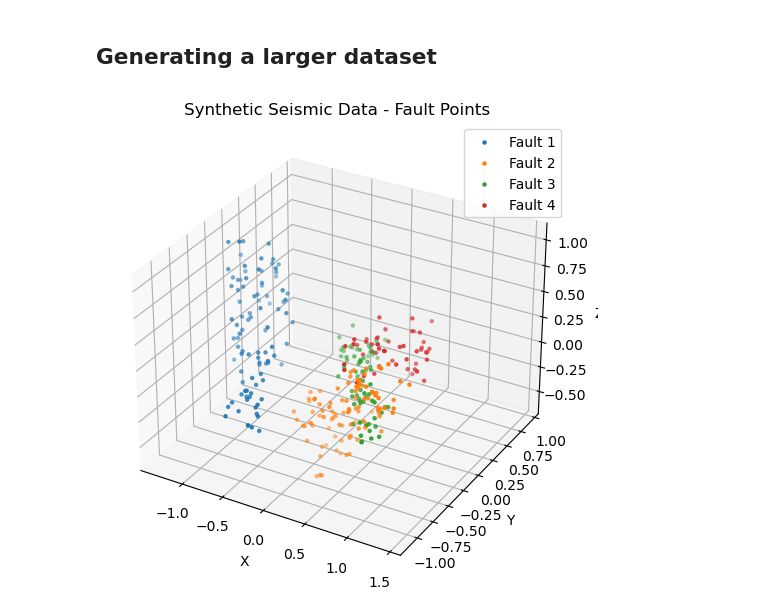
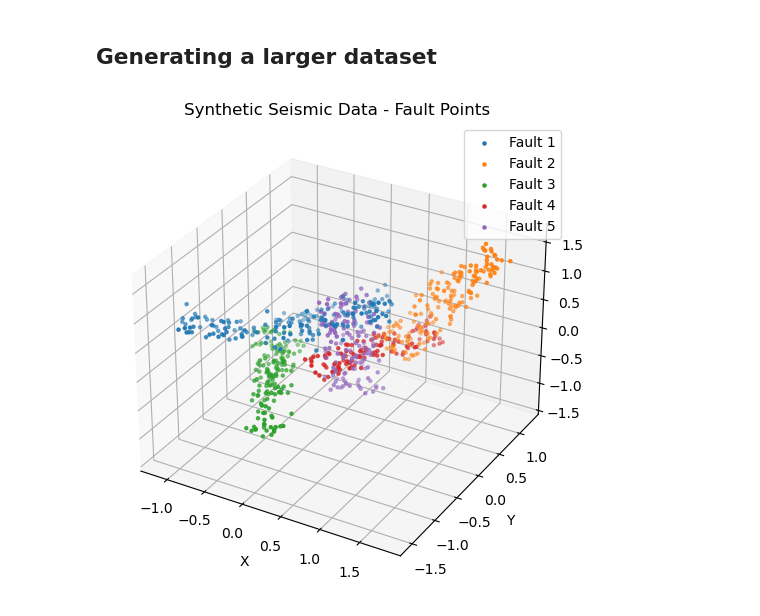
Before and after one commit to samhouliston/DSL_Quake_Fault_Reconstruction, a Jupyter notebook: synthetics/synthetics_python.ipynb, the cells around one changed output. Cells and saved outputs as stored; diff of their text form; code cells hidden in the pictures.

```diff
--- a/synthetics/synthetics_python.ipynb
+++ b/synthetics/synthetics_python.ipynb
@@ -320,7 +320,7 @@ def generate_faults_metadata(n_simple_faults, n_bent_faults, n_cross_faults, n_Y
 # %%
 def generate_points_from_plane(center, length, width, normal, length_axis, width_axis, distribution_mode='normal', domain_scale=1):
 
-    density = 100 # points per m^2
+    density = 150 # points per m^2
     area = length*width
     num_points = int(np.round(density * area))
 
@@ -473,7 +473,7 @@ def multi_static_plot_better(fault_points_list, fault_metadata_list=None, show_p
     ax.legend()
     plt.show()
 # %%
-def multi_interactive_plot_better(fault_points_list, fault_metadata_list=None, show_plane=False, show_axes=False, domain_scale=1):
+def multi_interactive_plot_better(fault_points_list, fault_metadata_list, show_plane=False, show_axes=False, domain_scale=1):
     """
     Visualize 3D points of multiple faults in an interactive plot using Plotly.
     """
@@ -504,7 +504,9 @@ def multi_interactive_plot_better(fault_points_list, fault_metadata_list=None, s
         ))
 
     if show_plane or show_axes or fault_metadata_list != None:
-        for j, metadata in enumerate(fault_metadata_list):
+        j=0
+        print(fault_metadata_list[0])
+        for metadata in fault_metadata_list:
             # Unpack plane data:
             (center, length, width, normal, length_axis, width_axis) = metadata
 
@@ -540,6 +542,7 @@ def multi_interactive_plot_better(fault_points_list, fault_metadata_list=None, s
                                                 )
                 fig.add_trace(length_axis_trace)
                 fig.add_trace(width_axis_trace)
+            j+=1
 
     fig.update_layout(scene=dict(
         xaxis_title='X',
@@ -588,9 +593,9 @@ multi_interactive_plot_better(fault_points_list, fault_metadata_list, show_plane
 # %% [markdown]
 ## Generating a larger dataset
 # %%
-fault_points_list = generate_dataset(n_simple_faults=0, n_bent_faults=2, n_cross_faults=0, n_Y_faults=1, n_parallel_faults=1, n_structures=0, VERBOSE=False)
+fault_points_list = generate_dataset(n_simple_faults=0, n_bent_faults=2, n_cross_faults=0, n_Y_faults=2, n_parallel_faults=1, n_structures=0, VERBOSE=False)
 
 multi_static_plot_better(fault_points_list, None, show_plane=False, show_axes=False)
 multi_interactive_plot_better(fault_points_list, None, show_plane=False, show_axes=False)
 # %% [output]
-[figure, old version]
+[figure, new version]
```
Also changed, not shown: parts of 1 cell of this notebook.
